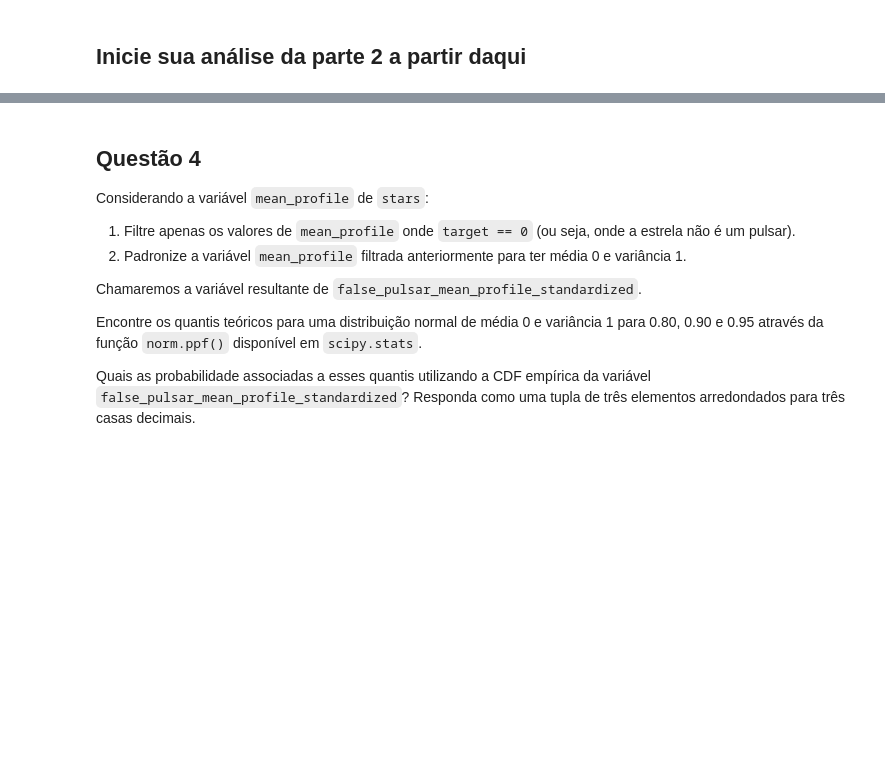
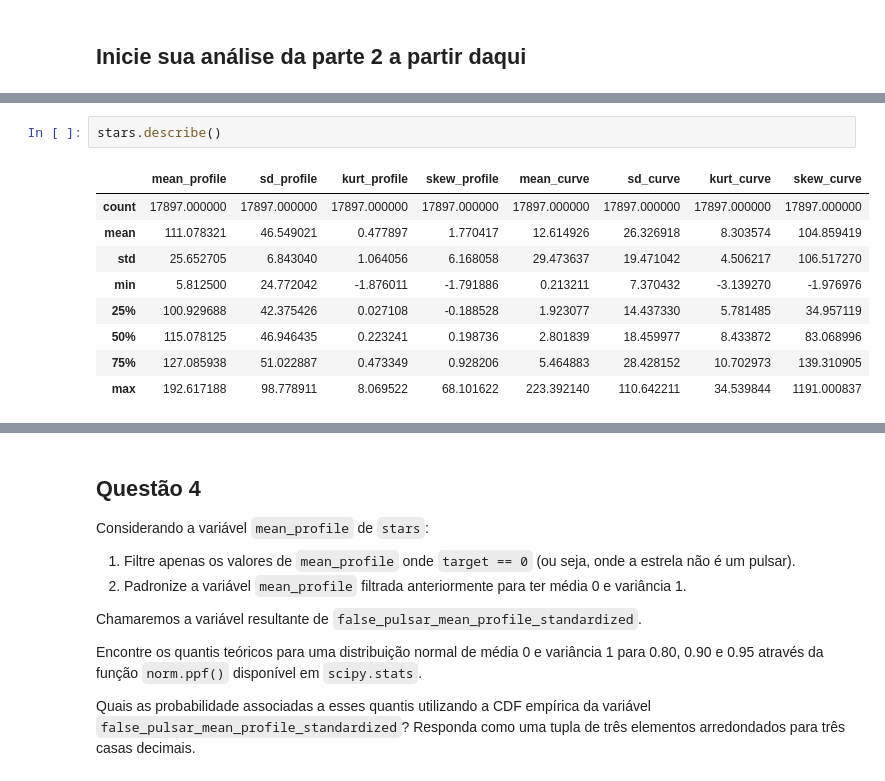
Before and after one commit to lsandrade/codenation-ds, a Jupyter notebook: data-science-1/main.ipynb, the cells around one changed output, grey strips where cells are left out. Saved outputs shown, nothing was run; the diff lists cells and outputs as text; blank space fills up the shorter version.

```diff
--- a/data-science-1/main.ipynb
+++ b/data-science-1/main.ipynb
@@ -178,0 +199,12 @@ stars.loc[:, "target"] = stars.target.astype(bool)
+# %%
+stars.describe()
+# %% [output]
+|  | mean_profile | sd_profile | kurt_profile | skew_profile | mean_curve | sd_curve | kurt_curve | skew_curve |
+| count | 17897.000000 | 17897.000000 | 17897.000000 | 17897.000000 | 17897.000000 | 17897.000000 | 17897.000000 | 17897.000000 |
+| mean | 111.078321 | 46.549021 | 0.477897 | 1.770417 | 12.614926 | 26.326918 | 8.303574 | 104.859419 |
+| std | 25.652705 | 6.843040 | 1.064056 | 6.168058 | 29.473637 | 19.471042 | 4.506217 | 106.517270 |
+| min | 5.812500 | 24.772042 | -1.876011 | -1.791886 | 0.213211 | 7.370432 | -3.139270 | -1.976976 |
+| 25% | 100.929688 | 42.375426 | 0.027108 | -0.188528 | 1.923077 | 14.437330 | 5.781485 | 34.957119 |
+| 50% | 115.078125 | 46.946435 | 0.223241 | 0.198736 | 2.801839 | 18.459977 | 8.433872 | 83.068996 |
+| 75% | 127.085938 | 51.022887 | 0.473349 | 0.928206 | 5.464883 | 28.428152 | 10.702973 | 139.310905 |
+| max | 192.617188 | 98.778911 | 8.069522 | 68.101622 | 223.392140 | 110.642211 | 34.539844 | 1191.000837 |
```
Also changed, not shown: parts of 6 cells of this notebook, 2 other files.
